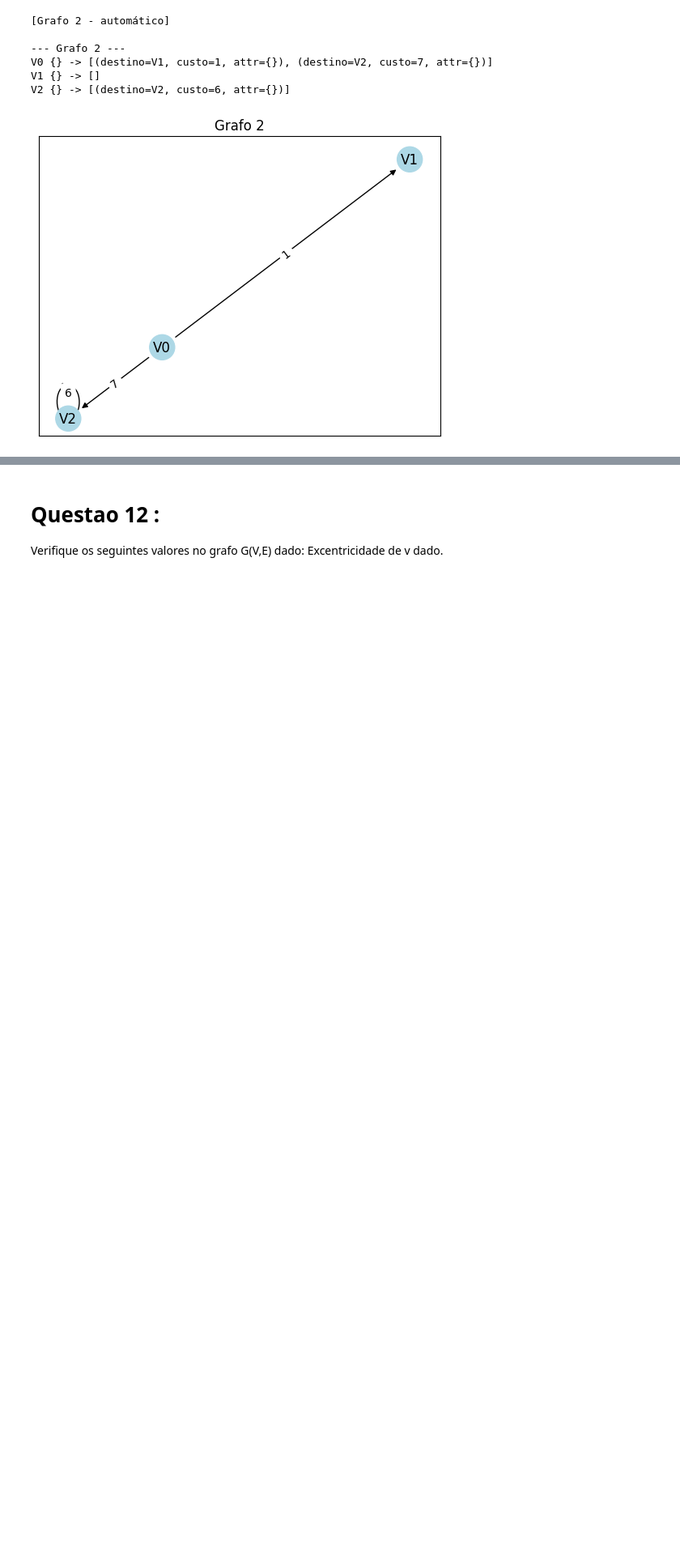
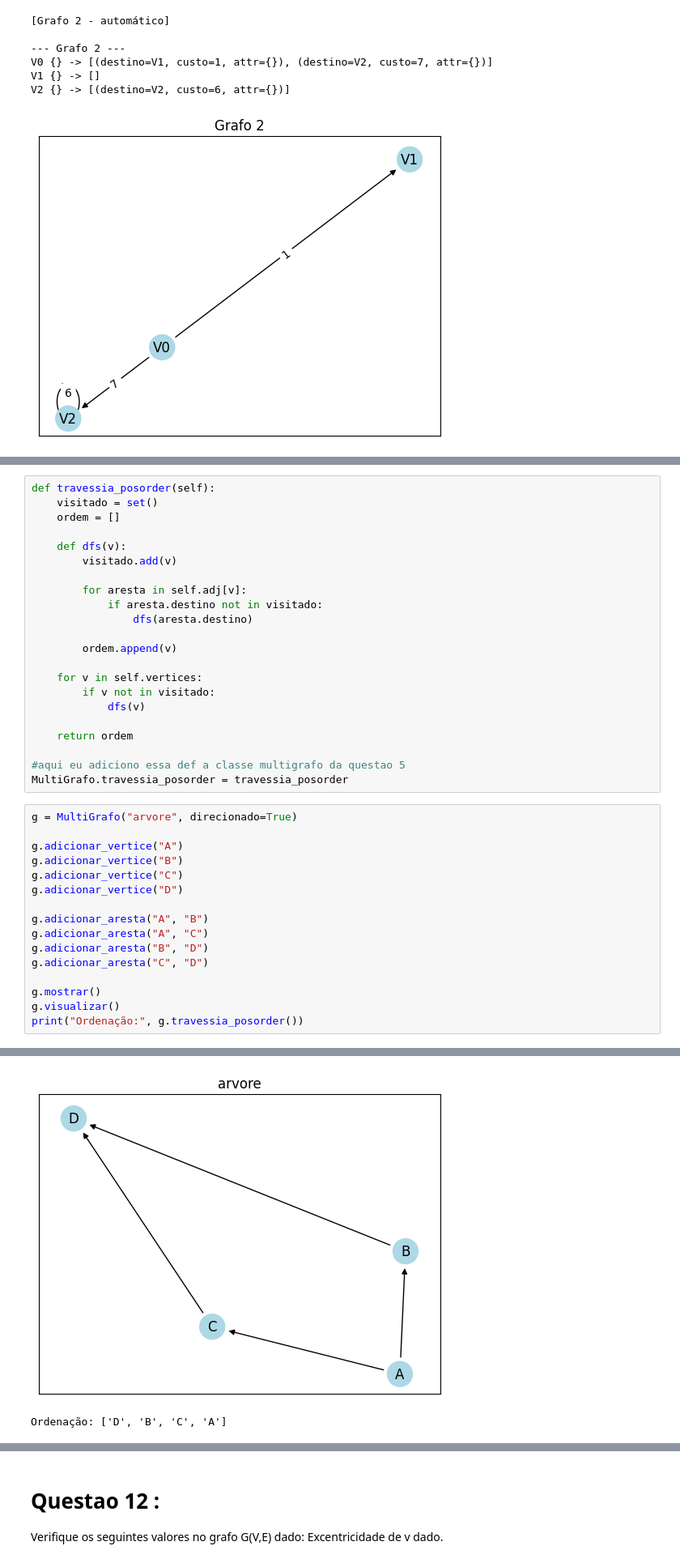
Before and after one commit to kaynanxd/Teoria-Grafos, a Jupyter notebook: ListaGrafosAc1.ipynb, the cells around one changed output, grey strips where cells are left out. Shown at 81% size. Drawn from its saved outputs; the diff is of its cells as text; blank space fills up the shorter version.

```diff
--- a/ListaGrafosAc1.ipynb
+++ b/ListaGrafosAc1.ipynb
@@ -347,2 +503,41 @@ topológica encontrada.
 Utilizando a estrutura de dados mais adequada, implemente um algoritmo de travessia (pos-order) e
 apresente no seu grafo implementado da questão 5, o resultado da rotulação topológica encontrada.
+# %%
+def travessia_posorder(self):
+    visitado = set()
+    ordem = []
+
+    def dfs(v):
+        visitado.add(v)
+
+        for aresta in self.adj[v]:
+            if aresta.destino not in visitado:
+                dfs(aresta.destino)
+
+        ordem.append(v)
+
+    for v in self.vertices:
+        if v not in visitado:
+            dfs(v)
+
+    return ordem
+
+#aqui eu adiciono essa def a classe multigrafo da questao 5
+MultiGrafo.travessia_posorder = travessia_posorder
+# %%
+g = MultiGrafo("arvore", direcionado=True)
+
+g.adicionar_vertice("A")
+g.adicionar_vertice("B")
+g.adicionar_vertice("C")
+g.adicionar_vertice("D")
+
+g.adicionar_aresta("A", "B")
+g.adicionar_aresta("A", "C")
+g.adicionar_aresta("B", "D")
+g.adicionar_aresta("C", "D")
+
+g.mostrar()
+g.visualizar()
+print("Ordenação:", g.travessia_posorder())
+# %% [output]
@@ -349 +549,3 @@ apresente no seu grafo implementado da questão 5, o resultado da rotulação to
+[figure, added]
+Ordenação: ['D', 'B', 'C', 'A']
 # %% [markdown]
```
Also changed, not shown: parts of 62 cells of this notebook.
